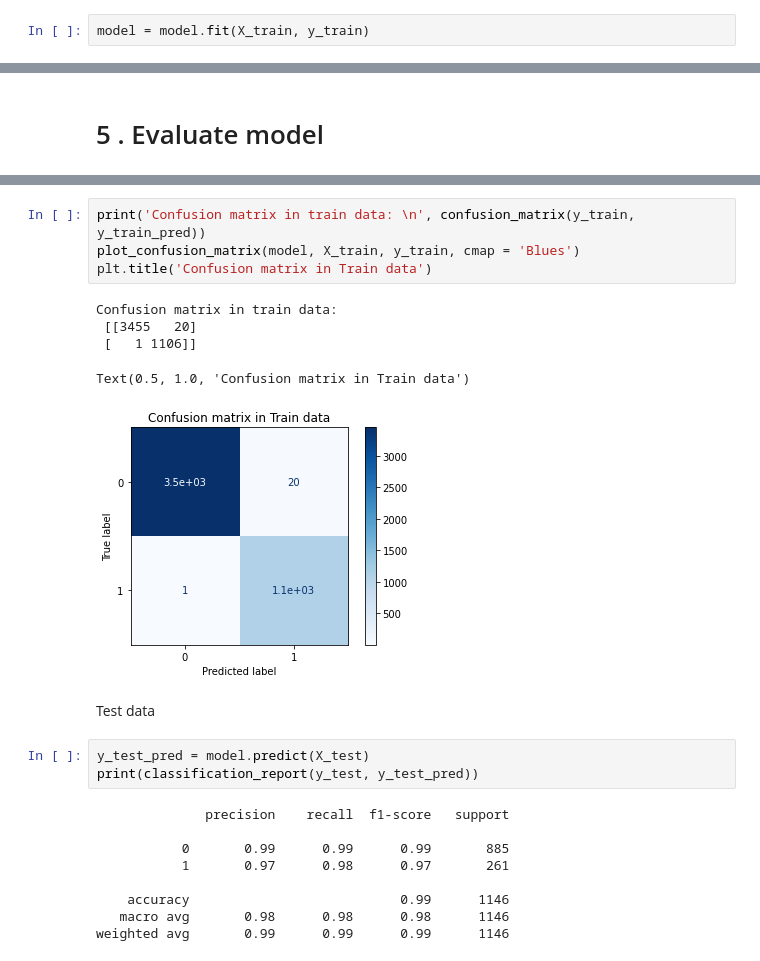
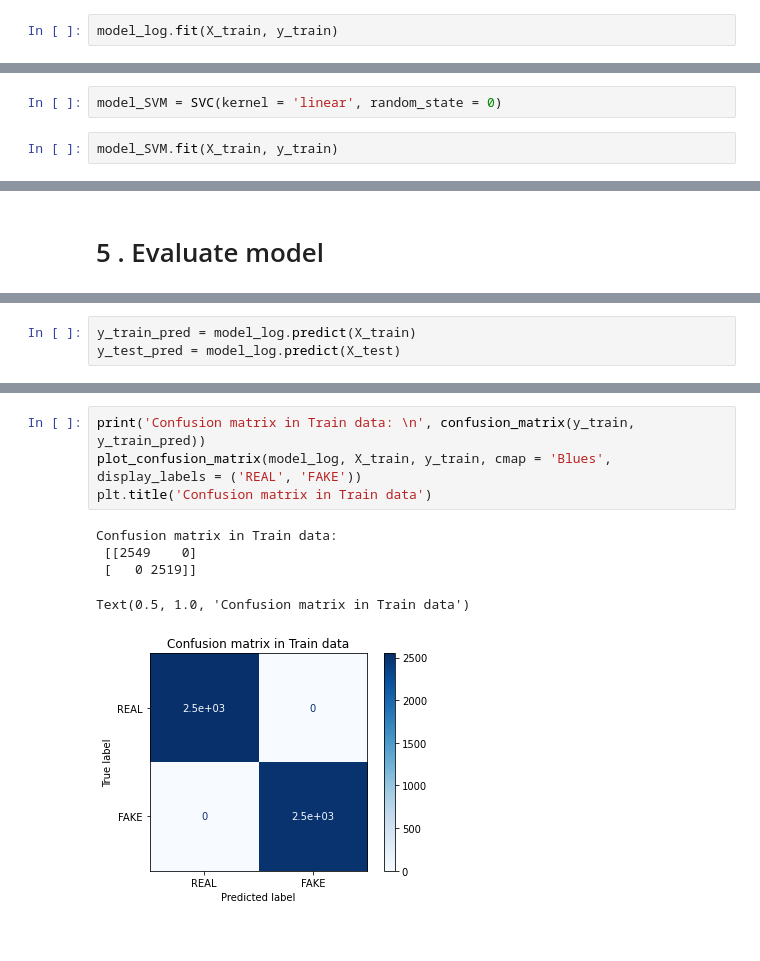
Before and after one commit to trongthuan205/DS102.K21, a Jupyter notebook: 11_NLP_Fake_News.ipynb, the cells around one changed output, grey strips where cells are left out. Cells and saved outputs as stored; diff of their text form.

```diff
--- a/11_NLP_Fake_News.ipynb
+++ b/11_NLP_Fake_News.ipynb
@@ -86,2 +124,2 @@ model = DecisionTreeClassifier(criterion = 'entropy', random_state = 0)
 # %%
-model = model.fit(X_train, y_train)
+model_log.fit(X_train, y_train)
@@ -87,0 +141,4 @@ model = model.fit(X_train, y_train)
+# %%
+model_SVM = SVC(kernel = 'linear', random_state = 0)
+# %%
+model_SVM.fit(X_train, y_train)
@@ -112,0 +202,3 @@ print(classification_report(y_train, y_train_pred))
+# %%
+y_train_pred = model_log.predict(X_train)
+y_test_pred = model_log.predict(X_test)
@@ -113,26 +228,12 @@ print(classification_report(y_train, y_train_pred))
 # %%
-print('Confusion matrix in train data: \n', confusion_matrix(y_train, y_train_pred))
-plot_confusion_matrix(model, X_train, y_train, cmap = 'Blues')
+print('Confusion matrix in Train data: \n', confusion_matrix(y_train, y_train_pred))
+plot_confusion_matrix(model_log, X_train, y_train, cmap = 'Blues', display_labels = ('REAL', 'FAKE'))
 plt.title('Confusion matrix in Train data')
 # %% [output]
-Confusion matrix in train data:
- [[3455   20]
- [   1 1106]]
+Confusion matrix in Train data:
+ [[2549    0]
+ [   0 2519]]
 Text(0.5, 1.0, 'Confusion matrix in Train data')
-[figure, old version]
+[figure, new version]
-# %% [markdown]
-Test data
-# %%
-y_test_pred = model.predict(X_test)
-print(classification_report(y_test, y_test_pred))
-# %% [output]
-              precision    recall  f1-score   support
-
-           0       0.99      0.99      0.99       885
-           1       0.97      0.98      0.97       261
-
-    accuracy                           0.99      1146
-   macro avg       0.98      0.98      0.98      1146
-weighted avg       0.99      0.99      0.99      1146
 # %%
 print('Confusion matrix in Test data: \n', confusion_matrix(y_test, y_test_pred))
```
Also changed, not shown: parts of 34 cells of this notebook.
